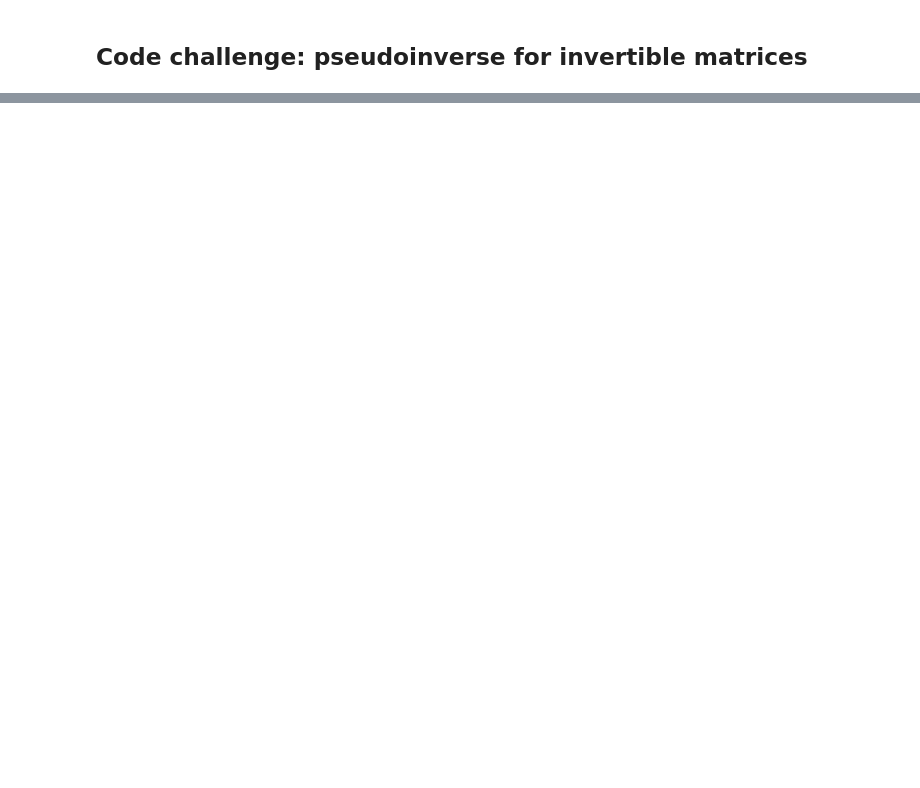
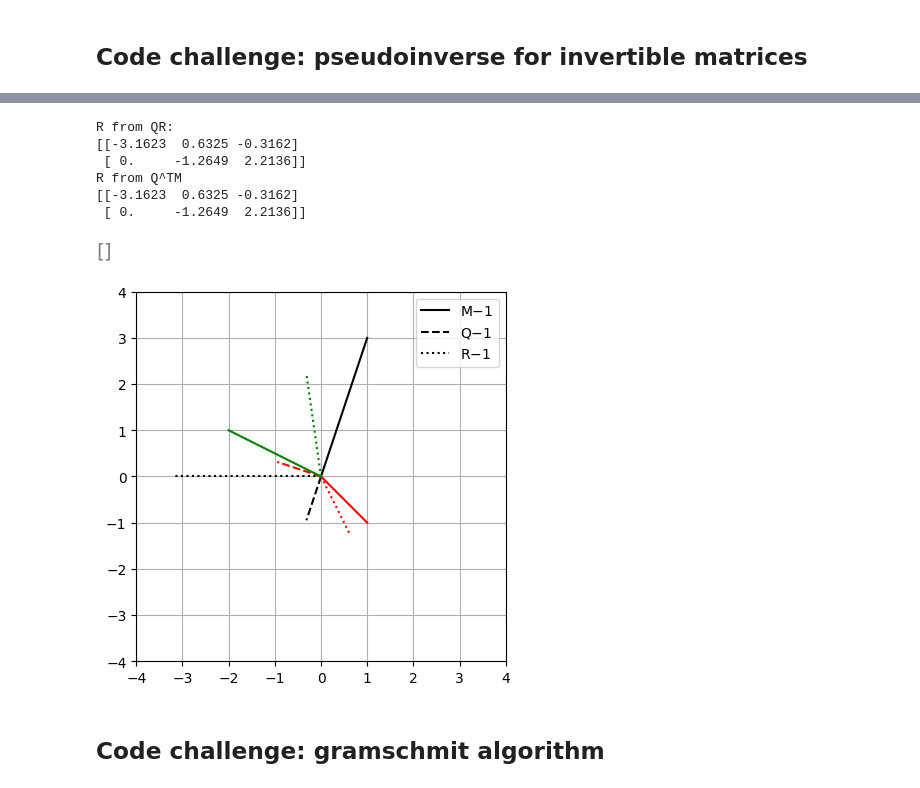
Before and after one commit to barzansaeedpour/foundations-of-machine-learning, a Jupyter notebook: 01_Mathematics-for-Machine-Learning/01_linear-algebra/01_linear-algebra.ipynb, the cells around one changed output, grey strips where cells are left out. Saved outputs shown, nothing was run; the diff lists cells and outputs as text; code cells hidden in the pictures; blank space fills up the shorter version.

```diff
--- a/01_Mathematics-for-Machine-Learning/01_linear-algebra/01_linear-algebra.ipynb
+++ b/01_Mathematics-for-Machine-Learning/01_linear-algebra/01_linear-algebra.ipynb
@@ -2204,0 +2370,40 @@ print(np.round(Ainvp-AinvF,5))
+# %%
+## another examle
+# the to-be-decomposed matrix
+M = np.array([[1,1,-2],[3,-1,1]])
+
+#QR decomposition
+Q,R = np.linalg.qr(M,'complete')
+
+#notice:
+print('R from QR:'), print(np.round(R,4))
+print('R from Q^TM'), print(np.round(Q.T@M,4))
+
+#plot
+colorz = 'krg'
+for i in range(0,np.shape(M)[1]):
+    #plot original vector M
+    plt.plot([0,M[0,i]], [0,M[1,i]], colorz[i])
+    #plot orthagonalized vector Q
+    if i < np.shape(Q)[1]:
+        plt.plot([0,Q[0,i]], [0,Q[1,i]], colorz[i], linestyle='--')
+    #plot residual vector R
+    plt.plot([0,R[0,i]], [0,R[1,i]], colorz[i], linestyle=':')
+
+plt.legend(['M$-1$','Q$-1$','R$-1$'])
+plt.axis('square')
+plt.xlim(-4,4)
+plt.ylim(-4,4)
+plt.grid(True)
+plt.plot()
+# %% [output]
+R from QR:
+[[-3.1623  0.6325 -0.3162]
+ [ 0.     -1.2649  2.2136]]
+R from Q^TM
+[[-3.1623  0.6325 -0.3162]
+ [ 0.     -1.2649  2.2136]]
+[figure, added]
+[figure, added]
+# %% [markdown]
+## Code challenge: gramschmit algorithm
```
Also changed, not shown: parts of 56 cells of this notebook.
